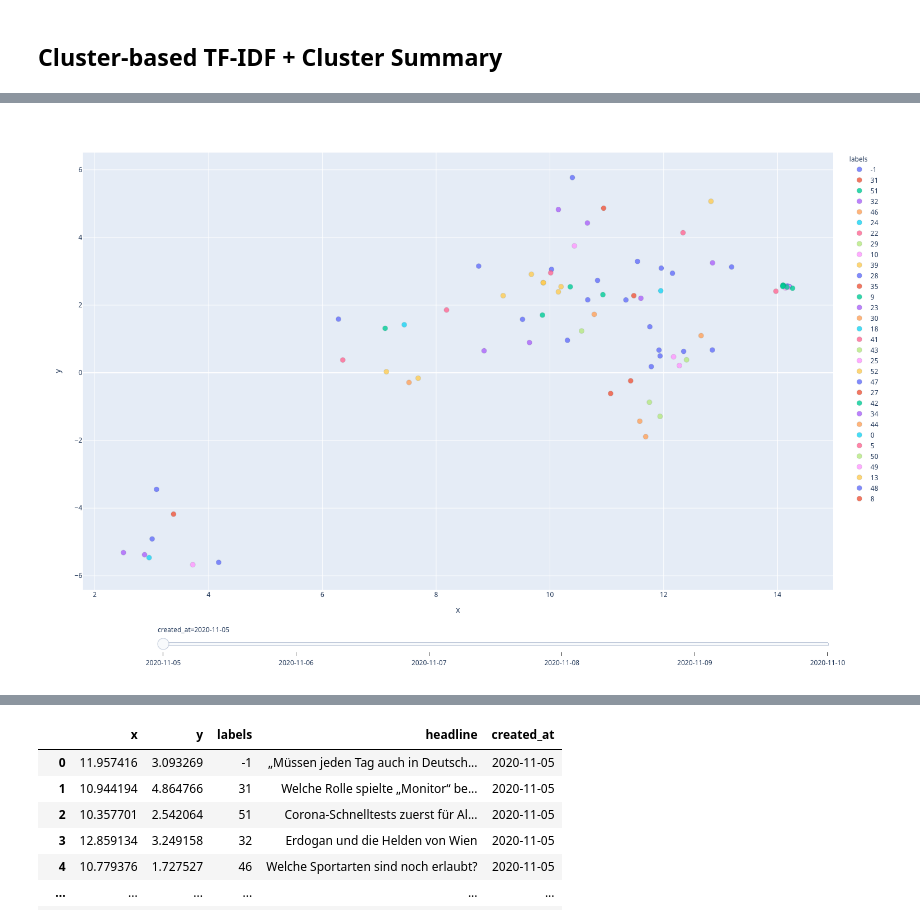
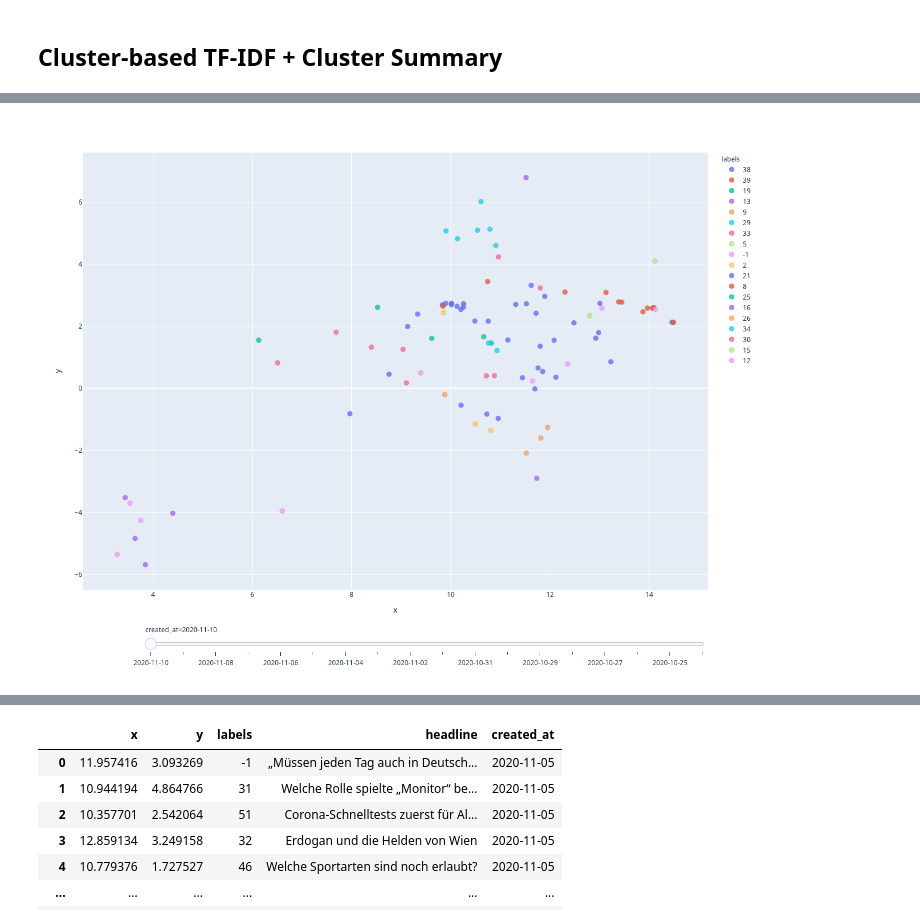
Before and after one commit to spring-media/ci-topic-thunder, a Jupyter notebook: notebooks/DS-18-Nov.ipynb, the cells around one changed output, grey strips where cells are left out. Drawn from its saved outputs; the diff is of its cells as text; code cells hidden in the pictures.

```diff
--- a/notebooks/DS-18-Nov.ipynb
+++ b/notebooks/DS-18-Nov.ipynb
@@ -103,14 +107,15 @@ df.head()
 # %% [markdown]
 ## Document embedding and clustering
 # %%
-#### For some extra performance let's join headline with text as it caries a lot of info.
-df.text = df.headline + ". " + df.text
-####
 nlpipe = NLPipe(df)
 nlpipe._store_headlines()
 nlpipe._store_created_at()
+
 embedded = nlpipe.cleantext().embed(batch_size=50).normalize()
+cluster_results = embedded.reduce_dim().cluster_hdbscan(cluster_selection_method="leaf",cluster_selection_epsilon= 0.54,) # cluster labels
+viz_dimensions = embedded.reduce_dim( model_path="../models/bert-german-dbmdz-uncased-sentence-stsb/umap_viz_100_19-neighbors_0.01-min-dist.pkl").value() #
 
-cluster_results = embedded.reduce_dim().cluster_hdbscan(cluster_selection_method="leaf")
-viz_dimensions = embedded.reduce_dim( model_path="../models/bert-german-dbmdz-uncased-sentence-stsb/umap_viz_100_19-neighbors_0.01-min-dist.pkl").value()
+
+ctr=Counter(cluster_results.value()).most_common(25)
+print("Outliers {}".format(dict(Counter(cluster_results.value()))["-1"]),set(cluster_results.value()))
 # %% [output]
@@ -126,16 +132,16 @@ Linking the encodings with creation date and headline for viz
 res = pd.DataFrame(viz_dimensions,columns=['x', 'y'])
 
 res['labels'] = cluster_results.value()
-res['headline'] = nlpipe.data.headlines
+res['headline'] = df.seo_title.values #nlpipe.data.headlines
 res['created_at'] = nlpipe.data.created_at
 # %% [markdown]
 # Summarizing the clusters
 # %%
 
-docs_df = pd.DataFrame(embedded.data.pdf, columns=["Doc"])
+docs_df = pd.DataFrame(zip(embedded.data.pdf,embedded.data.headlines), columns=["Doc","Headline"])
 docs_df['Topic'] = cluster_results.value()
 docs_df['Doc_ID'] = df.index.values
-docs_per_topic = docs_df.groupby(['Topic'], as_index = True).agg({'Doc': ' '.join})# For every topic collect all the article and join their texts (preprocessed) , raw texts,
+docs_per_topic = docs_df.groupby(['Topic'], as_index = True).agg({'Doc': ' '.join,'Headline': ' '.join})# For every topic collect all the article and join their texts (preprocessed) , raw texts,
 
 
 docs_per_topic.head(2)
@@ -170,7 +176,7 @@ top_n_words = utils.extract_top_n_words_per_topic(tf_idf, count, docs_per_topic.
 top_6_words_per_topic = pd.DataFrame([(k," | ".join([e[0] for e in v][:7]))  for (k,v) in top_n_words.items()],columns=["Topic","top_n_words"])
 top_6_words_per_topic["Topic"]=top_6_words_per_topic["Topic"].apply(int)
 topic_sizes = utils.extract_topic_sizes(docs_df)
-top_6_words_per_topic["Summary"] = top_6_words_per_topic.Topic.apply(lambda x: lexrank_summarize(docs_per_topic.loc[x].Doc) )
+#top_6_words_per_topic["Summary"] = top_6_words_per_topic.Topic.apply(lambda x: lexrank_summarize(docs_per_topic.loc[x].Doc) )
 top_6_words_per_topic=top_6_words_per_topic.set_index("Topic")
 
 
@@ -206,16 +210,16 @@ Outliers (-1, 149)
 # %%
 res.labels=res.labels.apply(str)
 top_6_words_per_topic.index = top_6_words_per_topic.reset_index().Topic.apply(str)
 _res = pd.merge(res,top_6_words_per_topic.reset_index(),left_on="labels",right_on="Topic")
 
-import textwrap
+#import textwrap
 
-_res["Summary"]=_res["Summary"].apply(
-    lambda t: "<br>".join(textwrap.wrap(t))
-)
-scatter_plot(_res,animation_frame="created_at",hover_data=["created_at","Summary","top_n_words"])
+#_res["Summary"]=_res["Summary"].apply(
+#    lambda t: "<br>".join(textwrap.wrap(t))
+#)
+scatter_plot(_res,animation_frame="created_at",hover_data=["created_at","top_n_words"])
 # %% [output]
-[figure, old version]
+[figure, new version]
 # %%
 bar_plot(_res)
 # %% [output]
```
Also changed, not shown: parts of 12 cells of this notebook, 3 other files.
